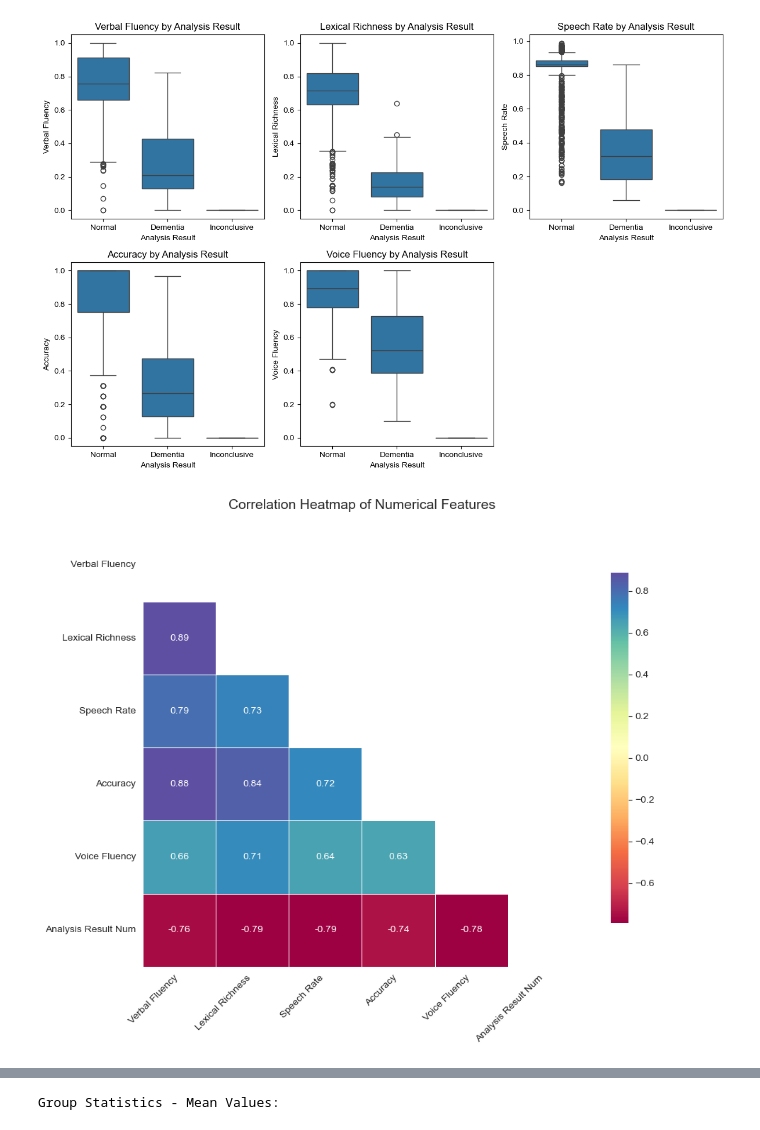
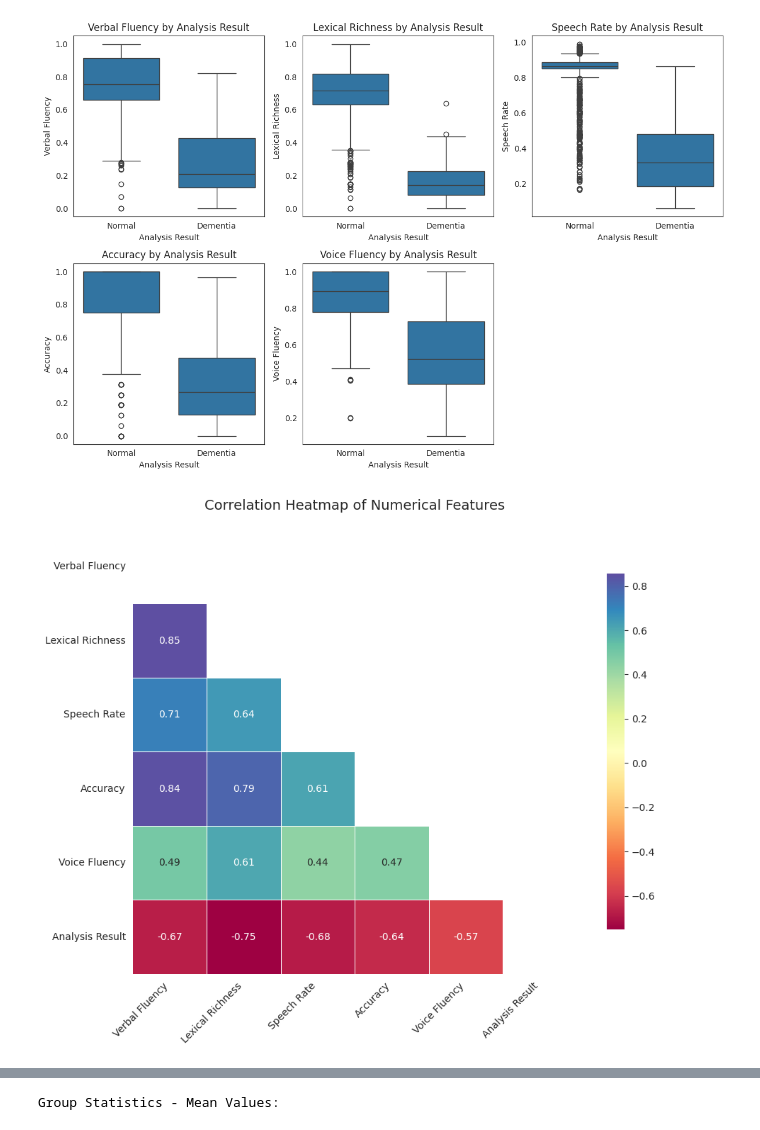
Before and after one commit to Kevindic0214/Voice-Face-Aging-Prediction, a Jupyter notebook: eda.ipynb, the cells around one changed output, grey strips where cells are left out. Drawn from its saved outputs; the diff is of its cells as text; code cells hidden in the pictures.

```diff
--- a/eda.ipynb
+++ b/eda.ipynb
@@ -7,11 +7,12 @@ import seaborn as sns
 import matplotlib as mpl
 import matplotlib.pyplot as plt
 
-# 設定全局字體
-plt.rcParams['font.family'] = 'Arial'
+# 清除字體設定
+plt.rcParams['font.family'] = 'sans-serif'
+plt.rcParams['font.sans-serif'] = ['DejaVu Sans']
 
 # 讀取 CSV
-df = pd.read_csv('VerbalFluencyTest_rawdata.csv')
+df = pd.read_csv('VerbalFluencyTest_cleaned.csv')
 
 # 確認前幾筆
 df.head()
@@ -181,32 +181,31 @@ plt.show()
 # %%
 # %%
 # 程式碼區塊 6：各分數指標箱型圖（依分析結果）
 plt.figure(figsize=(12,8))
 for i, col in enumerate(numeric_cols):
     plt.subplot(2, 3, i+1)
     sns.boxplot(x='Analysis Result', y=col, data=df)
     plt.title(f'{col} by Analysis Result')
     plt.xlabel('Analysis Result')
+    plt.xticks([0, 1], ['Normal', 'Dementia'])
     plt.ylabel(col)
 plt.tight_layout()
 plt.show()
 # %% [output]
-[figure, old version]
+[figure, new version]
 # %%
 # %%
 # 程式碼區塊 7：數值特徵與分析結果相關性熱圖
+# 設定圖表大小
 plt.figure(figsize=(10, 8))
 
-# 將分析結果轉換為數值（Normal=0, Dementia=1, Inconclusive=2）
-df['Analysis Result Num'] = df['Analysis Result'].map({'Normal': 0, 'Dementia': 1, 'Inconclusive': 2})
-
 # 計算相關係數矩陣，包含分析結果
-corr = df[numeric_cols + ['Analysis Result Num']].corr()
+corr = df[numeric_cols + ['Analysis Result']].corr()
 
 # 建立遮罩：遮住右上角（上三角矩陣）
 mask = np.triu(np.ones_like(corr, dtype=bool))
 
-# 繪製熱圖，使用spectral色階
+# 繪製熱圖，使用Spectral色階
 sns.heatmap(corr, mask=mask, annot=True, fmt=".2f", cmap="Spectral",
             square=True, linewidths=.5, cbar_kws={"shrink": .8},
             annot_kws={"size": 10})
@@ -222,7 +221,7 @@ plt.tight_layout()
 # 顯示圖表
 plt.show()
 # %% [output]
-[figure, old version]
+[figure, new version]
 # %%
 # %%
 # 程式碼區塊 8：Pairplot（依分析結果著色）
```
Also changed, not shown: parts of 8 cells of this notebook.
